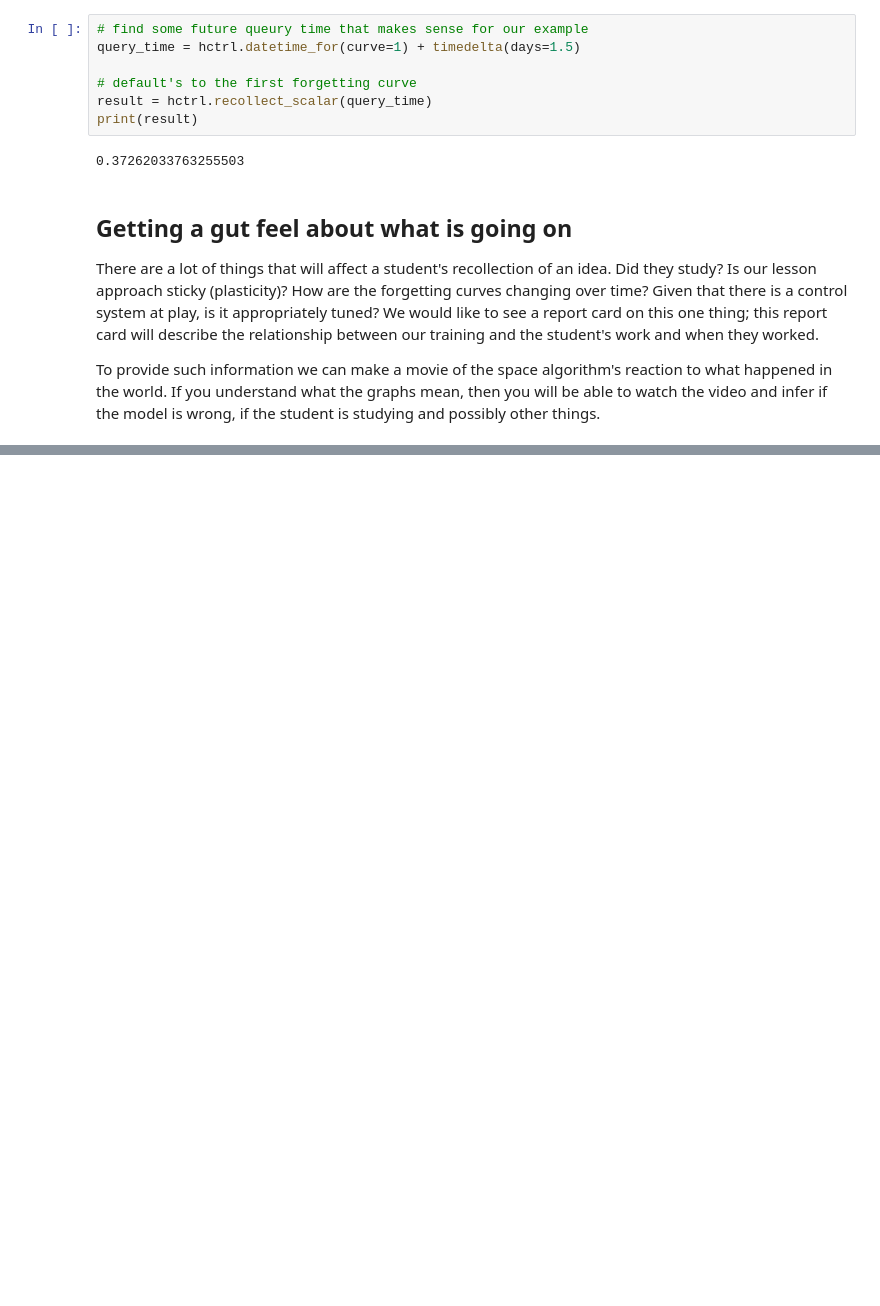
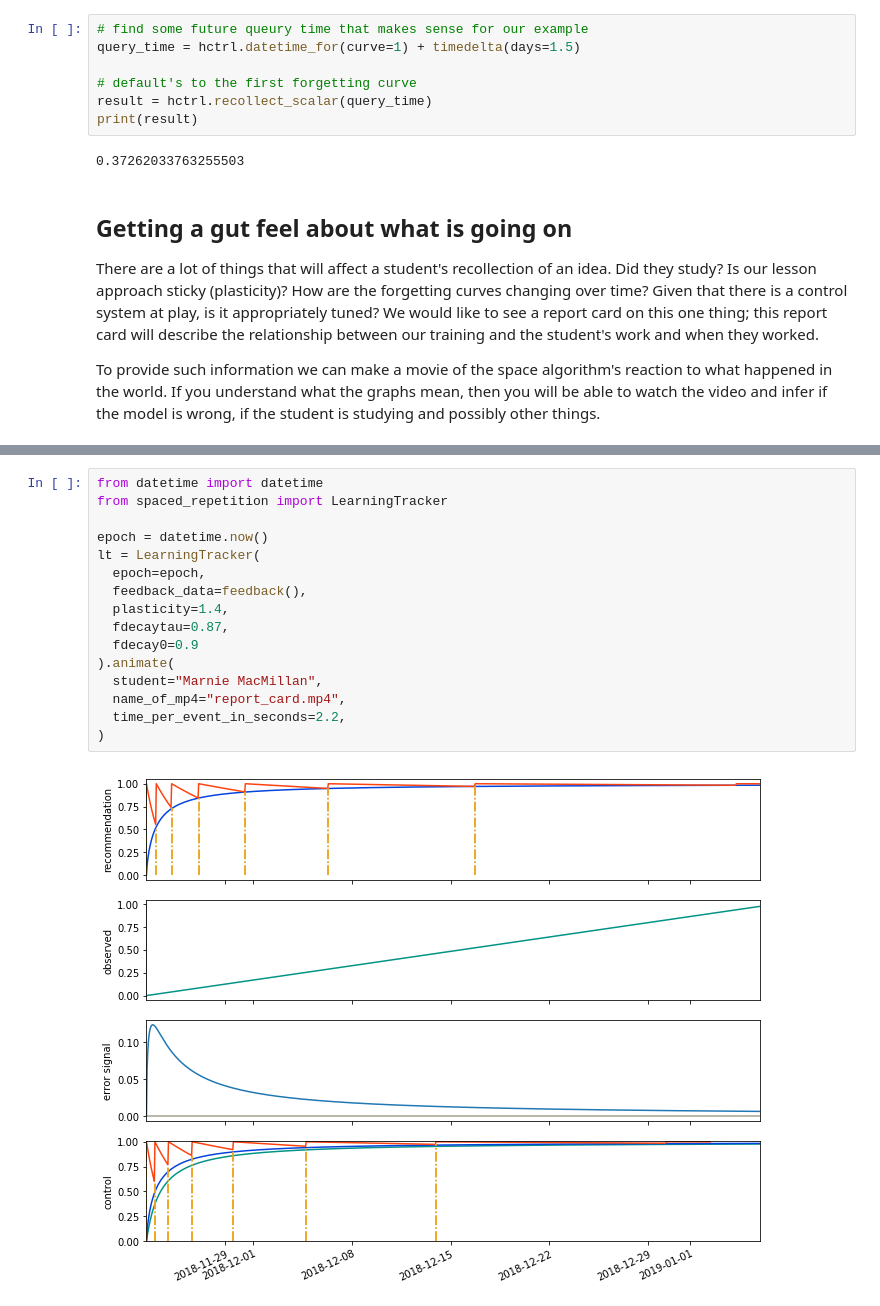
Before and after one commit to aleph2c/spaced, a Jupyter notebook: Spaced.ipynb, the cells around one changed output, grey strips where cells are left out. Cells and saved outputs as stored; diff of their text form; blank space fills up the shorter version.

```diff
--- a/Spaced.ipynb
+++ b/Spaced.ipynb
@@ -241,0 +255,18 @@ To provide such information we can make a movie of the space algorithm's reactio
+# %%
+from datetime import datetime
+from spaced_repetition import LearningTracker
+
+epoch = datetime.now()
+lt = LearningTracker(
+  epoch=epoch,
+  feedback_data=feedback(),
+  plasticity=1.4,
+  fdecaytau=0.87,
+  fdecay0=0.9
+).animate(
+  student="Marnie MacMillan",
+  name_of_mp4="report_card.mp4",
+  time_per_event_in_seconds=2.2,
+)
+# %% [output]
+[figure, added]
```
Also changed, not shown: parts of 7 cells of this notebook, 5 other files.
